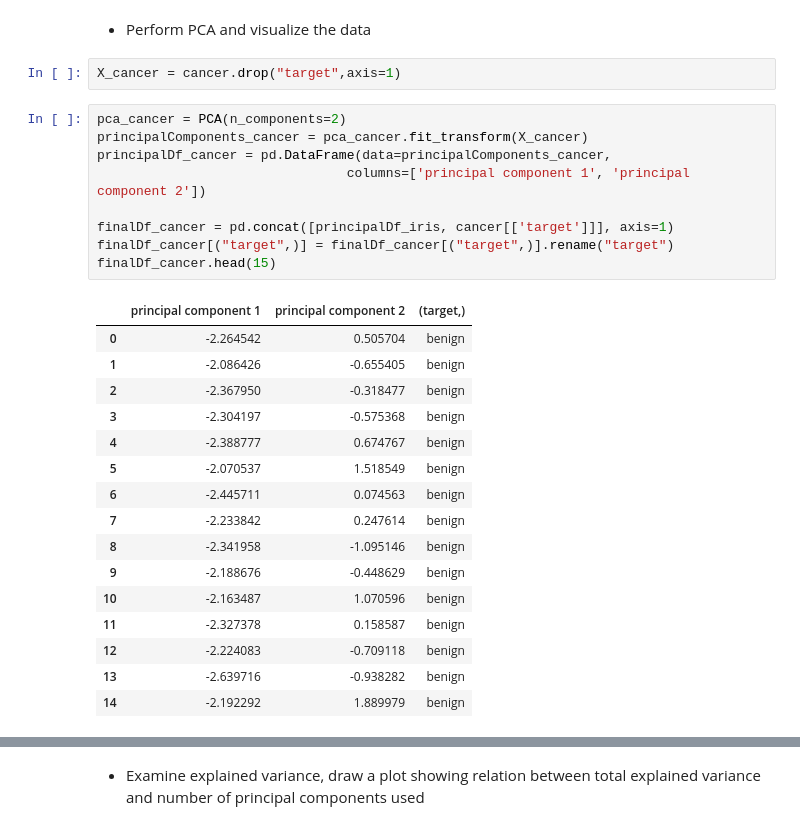
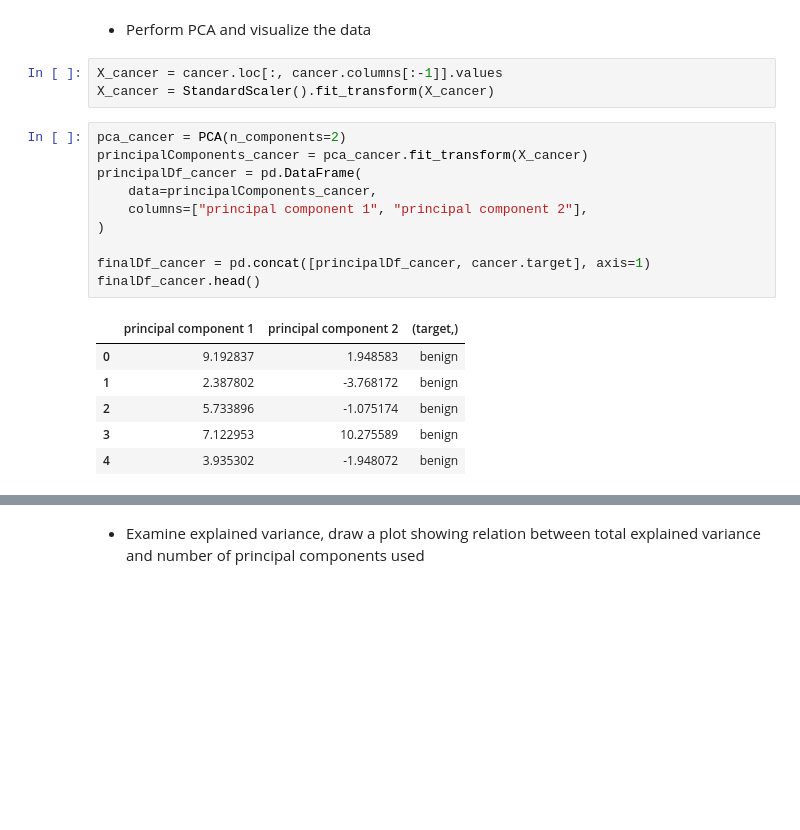
Before and after one commit to my-alaska/data-visualization, a Jupyter notebook: pca_and_kernel_pca.ipynb, the cells around one changed output, grey strips where cells are left out. Cells and saved outputs as stored; diff of their text form; blank space fills up the shorter version.

```diff
--- a/pca_and_kernel_pca.ipynb
+++ b/pca_and_kernel_pca.ipynb
@@ -253,31 +260,23 @@ sns.clustermap(cancer.drop("target",axis=1).corr())
 [figure]
 # %% [markdown]
 * Perform PCA and visualize the data
-# %%
-X_cancer = cancer.drop("target",axis=1)
+# %%
+X_cancer = cancer.loc[:, cancer.columns[:-1]].values
+X_cancer = StandardScaler().fit_transform(X_cancer)
 # %%
 pca_cancer = PCA(n_components=2)
 principalComponents_cancer = pca_cancer.fit_transform(X_cancer)
-principalDf_cancer = pd.DataFrame(data=principalComponents_cancer,
-                                columns=['principal component 1', 'principal component 2'])
+principalDf_cancer = pd.DataFrame(
+    data=principalComponents_cancer,
+    columns=["principal component 1", "principal component 2"],
+)
 
-finalDf_cancer = pd.concat([principalDf_iris, cancer[['target']]], axis=1)
-finalDf_cancer[("target",)] = finalDf_cancer[("target",)].rename("target")
-finalDf_cancer.head(15)
+finalDf_cancer = pd.concat([principalDf_cancer, cancer.target], axis=1)
+finalDf_cancer.head()
 # %% [output]
 |  | principal component 1 | principal component 2 | (target,) |
-| 0 | -2.264542 | 0.505704 | benign |
-| 1 | -2.086426 | -0.655405 | benign |
-| 2 | -2.367950 | -0.318477 | benign |
-| 3 | -2.304197 | -0.575368 | benign |
-| 4 | -2.388777 | 0.674767 | benign |
-| 5 | -2.070537 | 1.518549 | benign |
-| 6 | -2.445711 | 0.074563 | benign |
-| 7 | -2.233842 | 0.247614 | benign |
-| 8 | -2.341958 | -1.095146 | benign |
-| 9 | -2.188676 | -0.448629 | benign |
-| 10 | -2.163487 | 1.070596 | benign |
-| 11 | -2.327378 | 0.158587 | benign |
-| 12 | -2.224083 | -0.709118 | benign |
-| 13 | -2.639716 | -0.938282 | benign |
-| 14 | -2.192292 | 1.889979 | benign |
+| 0 | 9.192837 | 1.948583 | benign |
+| 1 | 2.387802 | -3.768172 | benign |
+| 2 | 5.733896 | -1.075174 | benign |
+| 3 | 7.122953 | 10.275589 | benign |
+| 4 | 3.935302 | -1.948072 | benign |
```
Also changed, not shown: parts of 52 cells of this notebook.
